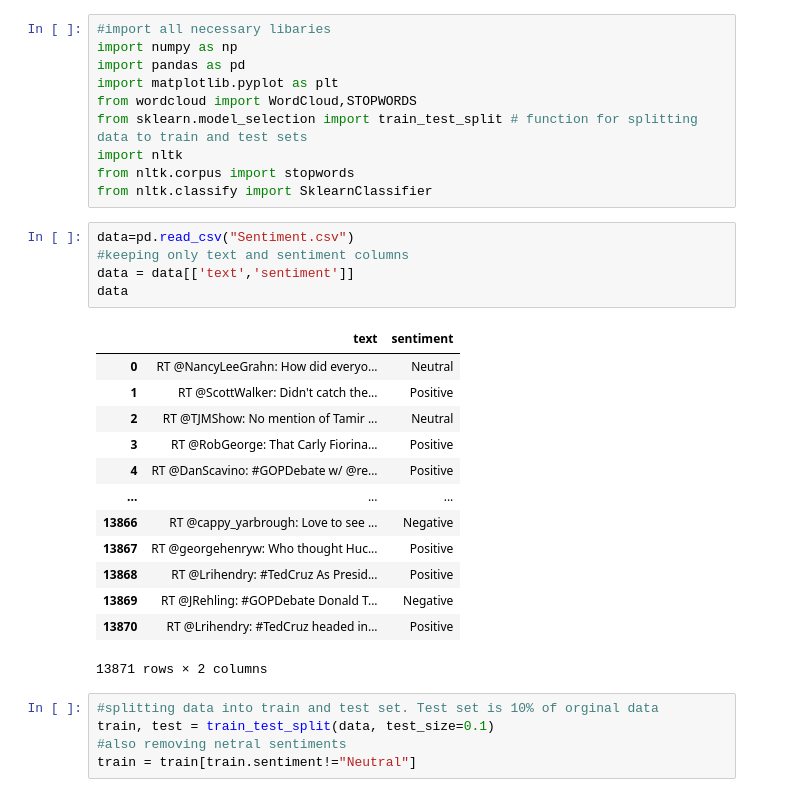
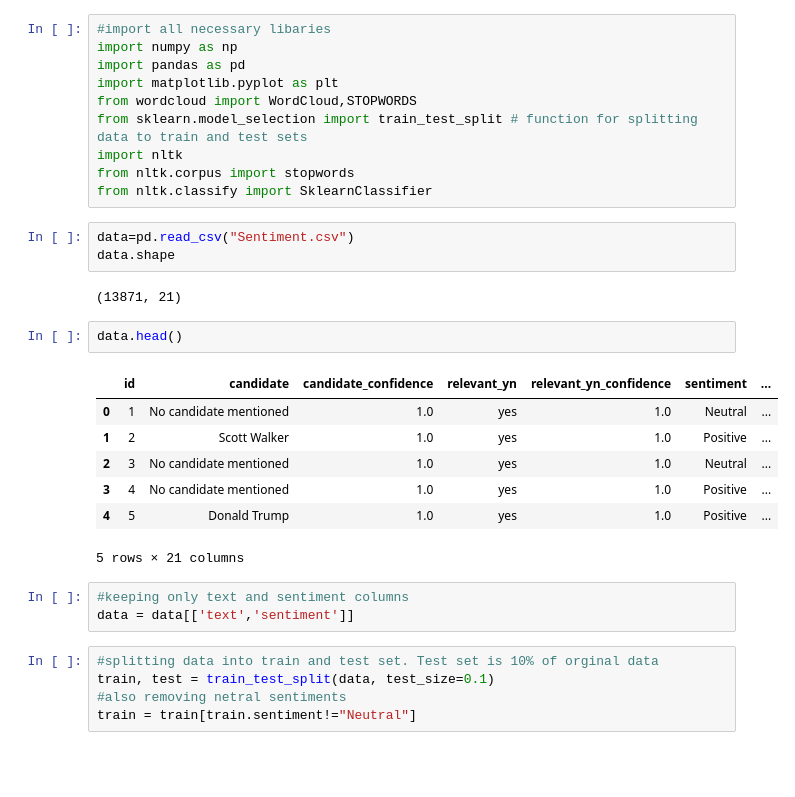
Before and after one commit to developersview/TwitterSentimentAnalysis, a Jupyter notebook: nlptwitter.ipynb, the cells around one changed output. Saved outputs shown, nothing was run; the diff lists cells and outputs as text; blank space fills up the shorter version.

```diff
--- a/nlptwitter.ipynb
+++ b/nlptwitter.ipynb
@@ -10,23 +10,22 @@ from nltk.corpus import stopwords
 from nltk.classify import SklearnClassifier
 # %%
 data=pd.read_csv("Sentiment.csv")
-#keeping only text and sentiment columns
-data = data[['text','sentiment']]
-data
+data.shape
 # %% [output]
-|  | text | sentiment |
-| 0 | RT @NancyLeeGrahn: How did everyo... | Neutral |
-| 1 | RT @ScottWalker: Didn't catch the... | Positive |
-| 2 | RT @TJMShow: No mention of Tamir ... | Neutral |
-| 3 | RT @RobGeorge: That Carly Fiorina... | Positive |
-| 4 | RT @DanScavino: #GOPDebate w/ @re... | Positive |
-| ... | ... | ... |
-| 13866 | RT @cappy_yarbrough: Love to see ... | Negative |
-| 13867 | RT @georgehenryw: Who thought Huc... | Positive |
-| 13868 | RT @Lrihendry: #TedCruz As Presid... | Positive |
-| 13869 | RT @JRehling: #GOPDebate Donald T... | Negative |
-| 13870 | RT @Lrihendry: #TedCruz headed in... | Positive |
-13871 rows × 2 columns
+(13871, 21)
+# %%
+data.head()
+# %% [output]
+|  | id | candidate | candidate_confidence | relevant_yn | relevant_yn_confidence | sentiment | ... |
+| 0 | 1 | No candidate mentioned | 1.0 | yes | 1.0 | Neutral | ... |
+| 1 | 2 | Scott Walker | 1.0 | yes | 1.0 | Positive | ... |
+| 2 | 3 | No candidate mentioned | 1.0 | yes | 1.0 | Neutral | ... |
+| 3 | 4 | No candidate mentioned | 1.0 | yes | 1.0 | Positive | ... |
+| 4 | 5 | Donald Trump | 1.0 | yes | 1.0 | Positive | ... |
+5 rows × 21 columns
+# %%
+#keeping only text and sentiment columns
+data = data[['text','sentiment']]
 # %%
 #splitting data into train and test set. Test set is 10% of orginal data
 train, test = train_test_split(data, test_size=0.1)
```
Also changed, not shown: parts of 4 cells of this notebook.
